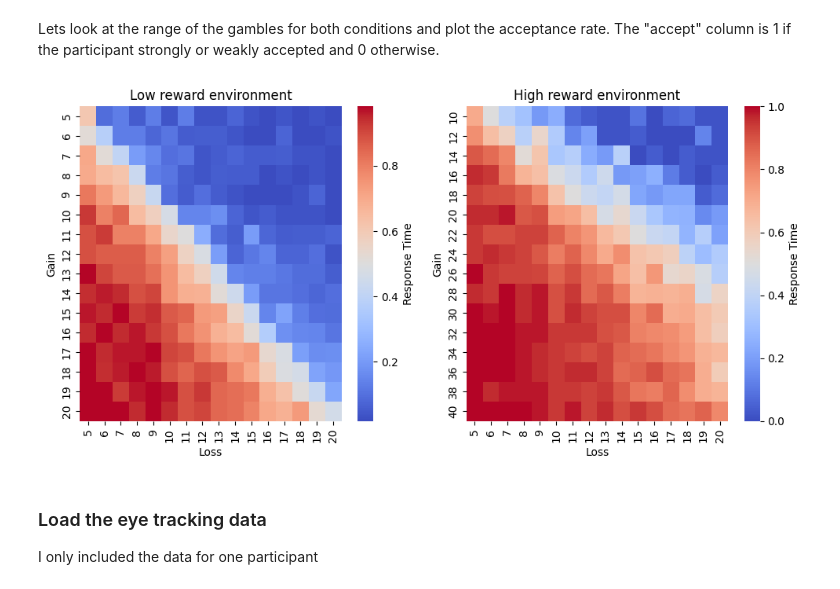
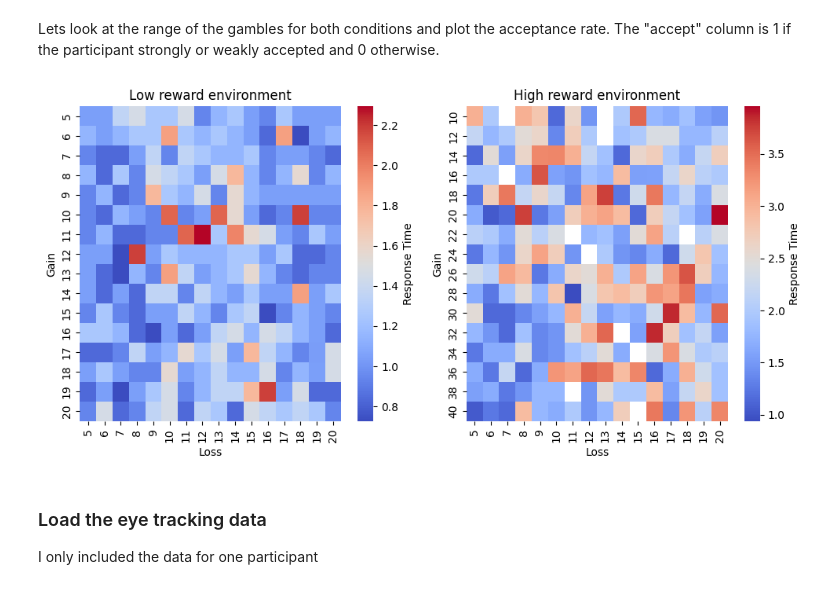
Before and after one commit to GusStgoReyes/riskyneuroarousal, a Jupyter notebook: notebooks/reproducible/0-data.ipynb, the cells around one changed output. Cells and saved outputs as stored; diff of their text form; code cells hidden in the pictures.

```diff
--- a/notebooks/reproducible/0-data.ipynb
+++ b/notebooks/reproducible/0-data.ipynb
@@ -15,7 +15,7 @@ There were two conditions, which only differed in the range of gains that a part
 
 For both conditions, there were 256 trials in total.
 # %%
-data = load_behavioral_data()
+data = load_behavioral_data(min_RT=0)
 data.head()
 # %% [output]
 |  | sub | run | condition | gain | loss | RT | accept | response_int | participant_response | ... |
@@ -28,21 +28,21 @@ data.head()
 Lets look at the range of the gambles for both conditions and plot the acceptance rate. The "accept" column is 1 if the participant strongly or weakly accepted and 0 otherwise.
 # %%
 fig, axs = plt.subplots(1, 2, figsize=(10, 5))
-hmap_data = data.query("condition == 'equalRange'").groupby(['gain', 'loss'])['accept'].mean().unstack()
+hmap_data = data.query("condition == 'equalRange' and sub == 114").groupby(['gain', 'loss'])['RT'].mean().unstack()
 sns.heatmap(hmap_data, cmap='coolwarm', cbar_kws={'label': 'Response Time'}, ax = axs[0])
 axs[0].set_title("Low reward environment")
 axs[0].set_xlabel("Loss")
 axs[0].set_ylabel("Gain")
 
-hmap_data = data.query("condition == 'equalIndifference'").groupby(['gain', 'loss'])['accept'].mean().unstack()
+hmap_data = data.query("condition == 'equalIndifference' and sub == 73").groupby(['gain', 'loss'])['RT'].mean().unstack()
 sns.heatmap(hmap_data, cmap='coolwarm', cbar_kws={'label': 'Response Time'}, ax = axs[1])
 axs[1].set_title("High reward environment")
 axs[1].set_xlabel("Loss")
 axs[1].set_ylabel("Gain")
 plt.tight_layout()
 plt.show()
 # %% [output]
-[figure, old version]
+[figure, new version]
 # %% [markdown]
 ### Load the eye tracking data
 I only included the data for one participant
```
Also changed, not shown: parts of 1 cell of this notebook, 25 other files.
